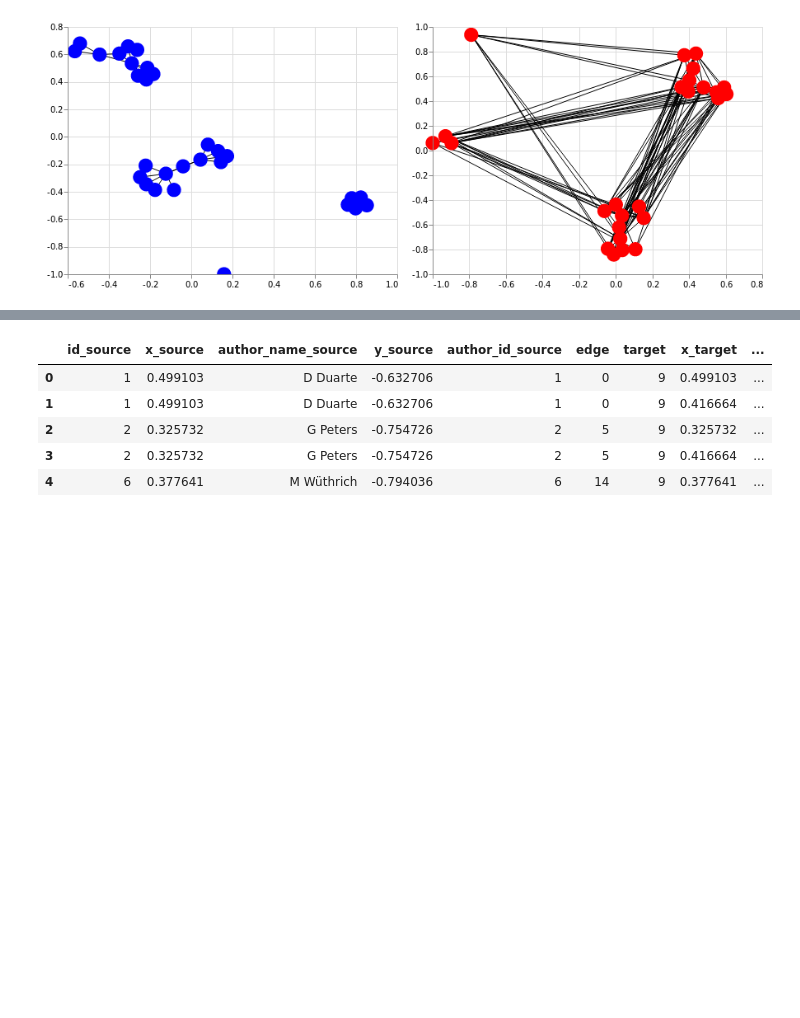
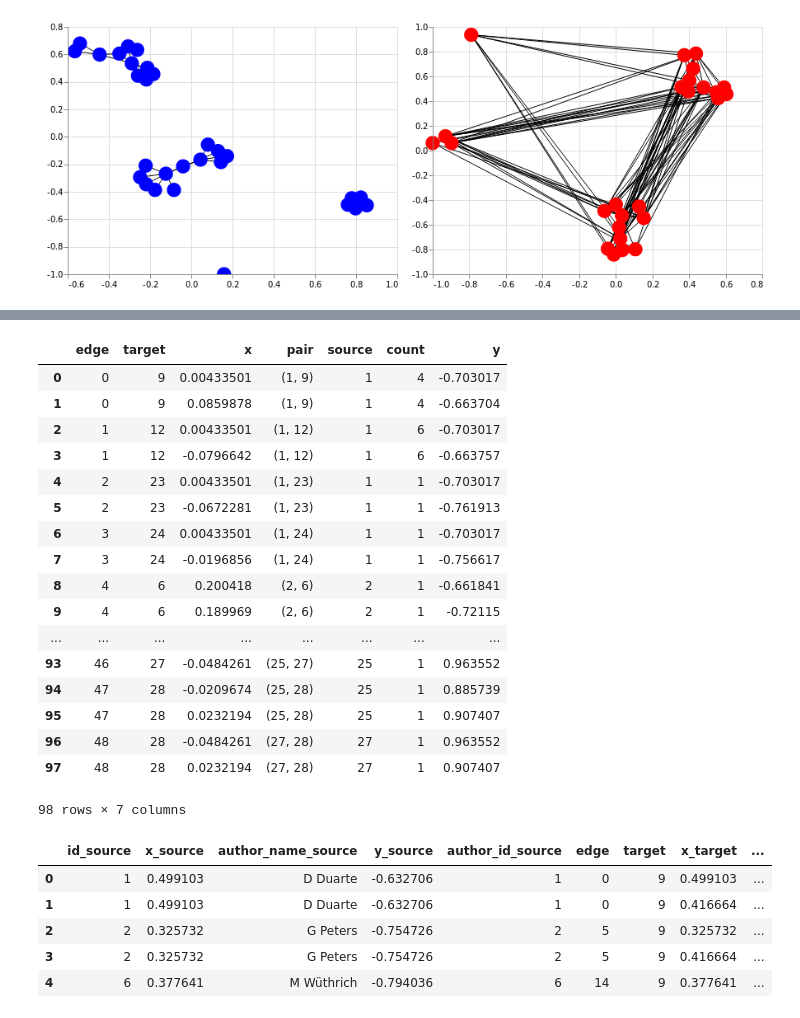
Before and after one commit to davibarreira/FDS-Homeworks, a Jupyter notebook: SandBox_Network.ipynb, the cells around one changed output, grey strips where cells are left out. Cells and saved outputs as stored; diff of their text form; code cells hidden in the pictures; blank space fills up the shorter version.

```diff
--- a/SandBox_Network.ipynb
+++ b/SandBox_Network.ipynb
@@ -246,3 +246,24 @@ edges+nodes | chart_papers.layer[0]+chart_papers.layer[1]+chart_int
+# %%
+to_pandas_edges(G_authors,pos_authors)
+# %% [output]
+|  | edge | target | x | pair | source | count | y |
+| 0 | 0 | 9 | 0.00433501 | (1, 9) | 1 | 4 | -0.703017 |
+| 1 | 0 | 9 | 0.0859878 | (1, 9) | 1 | 4 | -0.663704 |
+| 2 | 1 | 12 | 0.00433501 | (1, 12) | 1 | 6 | -0.703017 |
+| 3 | 1 | 12 | -0.0796642 | (1, 12) | 1 | 6 | -0.663757 |
+| 4 | 2 | 23 | 0.00433501 | (1, 23) | 1 | 1 | -0.703017 |
+| 5 | 2 | 23 | -0.0672281 | (1, 23) | 1 | 1 | -0.761913 |
+| 6 | 3 | 24 | 0.00433501 | (1, 24) | 1 | 1 | -0.703017 |
+| 7 | 3 | 24 | -0.0196856 | (1, 24) | 1 | 1 | -0.756617 |
+| 8 | 4 | 6 | 0.200418 | (2, 6) | 2 | 1 | -0.661841 |
+| 9 | 4 | 6 | 0.189969 | (2, 6) | 2 | 1 | -0.72115 |
+| ... | ... | ... | ... | ... | ... | ... | ... |
+| 93 | 46 | 27 | -0.0484261 | (25, 27) | 25 | 1 | 0.963552 |
+| 94 | 47 | 28 | -0.0209674 | (25, 28) | 25 | 1 | 0.885739 |
+| 95 | 47 | 28 | 0.0232194 | (25, 28) | 25 | 1 | 0.907407 |
+| 96 | 48 | 28 | -0.0484261 | (27, 28) | 27 | 1 | 0.963552 |
+| 97 | 48 | 28 | 0.0232194 | (27, 28) | 27 | 1 | 0.907407 |
+98 rows × 7 columns
 # %%
 def to_pandas_nodes(G, pos):
     """Convert Graph nodes to pandas DataFrame that's readable to Altair.
```
Also changed, not shown: parts of 1 cell of this notebook, 1 other file.
